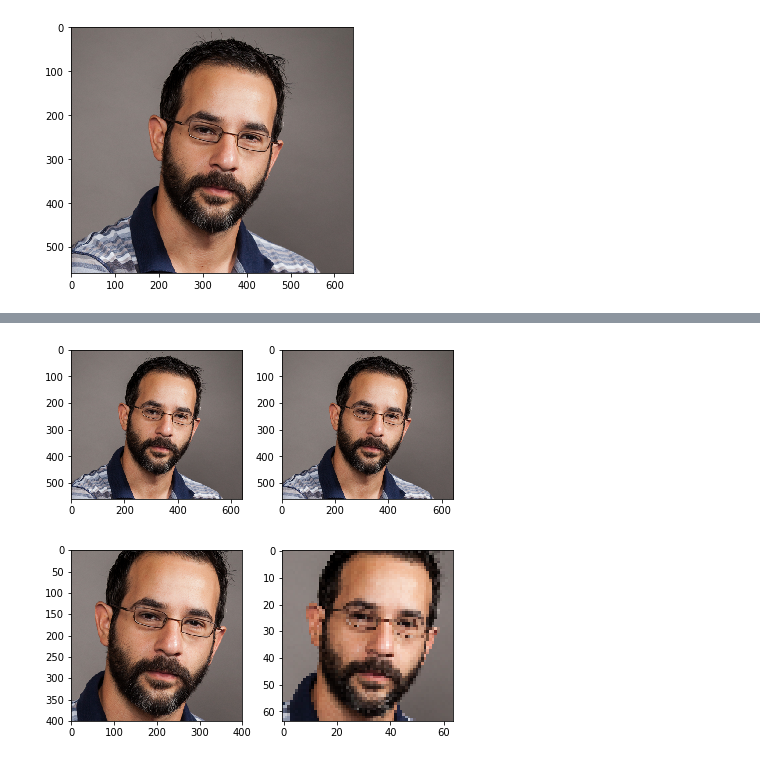
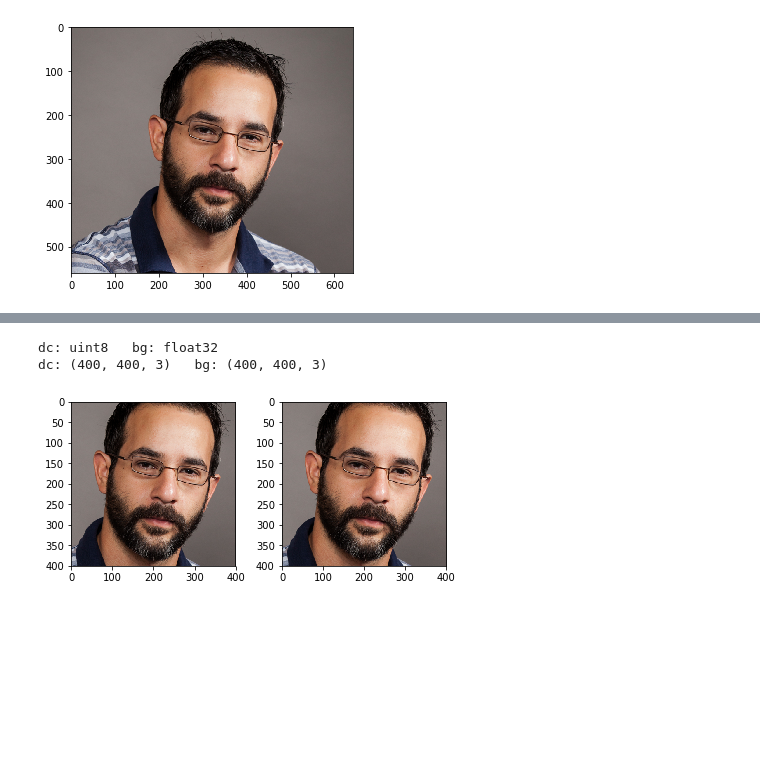
Before and after one commit to mkocaoglu/CausalGAN, a Jupyter notebook: custom_image_crop.ipynb, the cells around one changed output, grey strips where cells are left out. Drawn from its saved outputs; the diff is of its cells as text; code cells hidden in the pictures; blank space fills up the shorter version.

Commit message:
figured out difference between resizing methods

```diff
--- a/custom_image_crop.ipynb
+++ b/custom_image_crop.ipynb
@@ -73,0 +69,2 @@ io.imshow(dcout)
+# %%
+crop_h,crop_w=br[0]-tl[0],br[1]-tl[1]
@@ -73,0 +75,10 @@ io.imshow(dcout)
+# %%
+#DCGAN
+import scipy
+dc_img=alex_sq
+h, w = dc_img.shape[:2]
+j = int(round((h - crop_h)/2.))
+i = int(round((w - crop_w)/2.))
+dc_crop=dc_img[j:j+crop_h, i:i+crop_w]
+dc_img64=scipy.misc.imresize(dc_crop, [64, 64])
+io.imshow(dc_img64)
@@ -74,20 +88,17 @@ io.imshow(dcout)
+# %%
+#crop_w,crop_h=400,400
+crop_w,crop_h=400,400
 # %%
 #BEGAN
-image=tf.constant(alex_sq)
-
-scale_size=64
-f_image=tf.cast(image,dtype=tf.float32)
-
-#if is crop:yes
-#dcgan center-crops input to 108x108, outputs 64x64 #centrally crops it
-
-rz_image=tf.image.resize_image_with_crop_or_pad(f_image,br[0]-tl[0],br[1]-tl[1])
-#rz_image=tf.image.resize_image_with_crop_or_pad(f_image,108,108)
+s=tf.Session()
+tf_bg_img=tf.constant(alex_sq)
+f_bg_image=tf.cast(tf_bg_img,dtype=tf.float32)
+#resize args:(image,target_height,target_width)
+tf_bg_crop=tf.image.resize_image_with_crop_or_pad(f_bg_image,crop_h,crop_w)
 
 #image=tf.image.resize_bilinear(image,[scale_size,scale_size])#must be 4D
-image64=tf.image.resize_images(rz_image,[scale_size,scale_size],
+tf_bg_img64=tf.image.resize_images(tf_bg_crop,[64,64],
         method=tf.image.ResizeMethod.BILINEAR)
-final_image=tf.image.random_flip_left_right(image)
+tf_bg_final_image=tf.image.random_flip_left_right(tf_bg_img64)
 
-
-s=tf.Session()
+bg_img,bg_crop,bg_img64,bg_final=s.run([tf_bg_img,tf_bg_crop,tf_bg_img64,tf_bg_final_image])
@@ -101,8 +109,10 @@ io.imshow(im)
+# %%
+print 'dc:',dc_crop.dtype,'  bg:',bg_crop.dtype
+print 'dc:',dc_crop.shape,'  bg:',bg_crop.shape
+# %% [output]
+dc: uint8   bg: float32
+dc: (400, 400, 3)   bg: (400, 400, 3)
 # %%
-io.imshow_collection([im,f_im/f_im.max()])
+io.imshow_collection([dc_crop,bg_crop/bg_crop.max()])
 # %% [output]
-[figure, old version]
+[figure, new version]
-# %%
-io.imshow_collection([rz_im/rz_im.max(),im64/im64.max()])
-# %% [output]
-[figure, removed]
```
Also changed, not shown: parts of 31 cells of this notebook.
